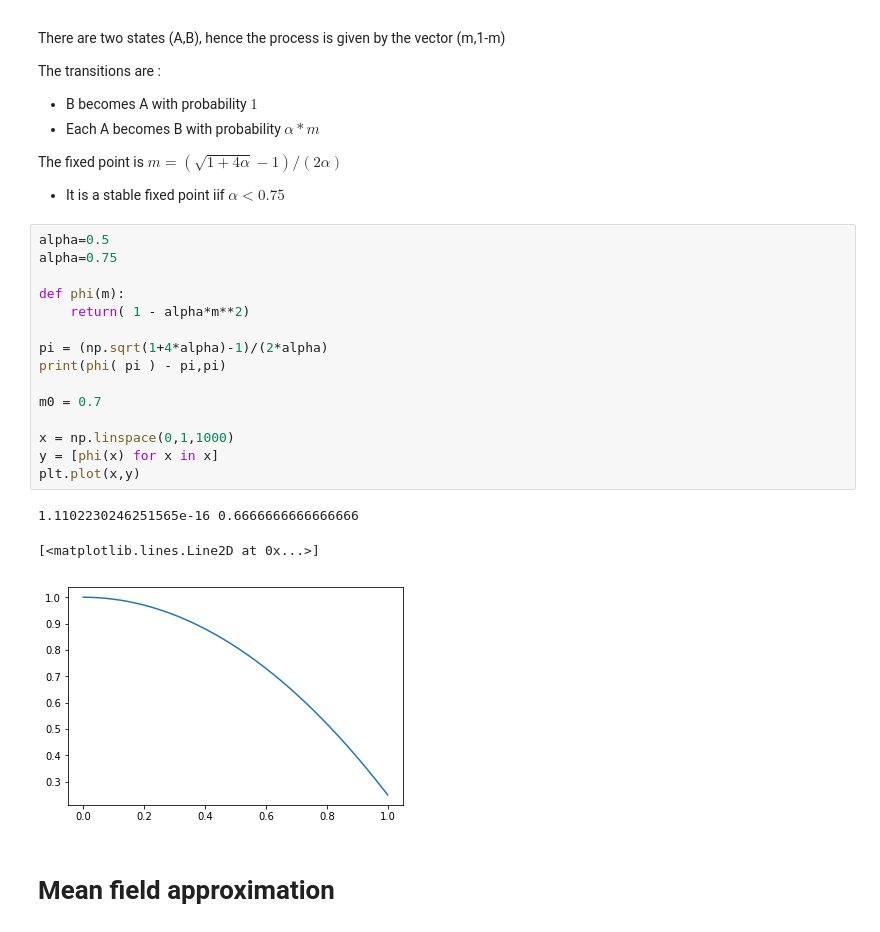
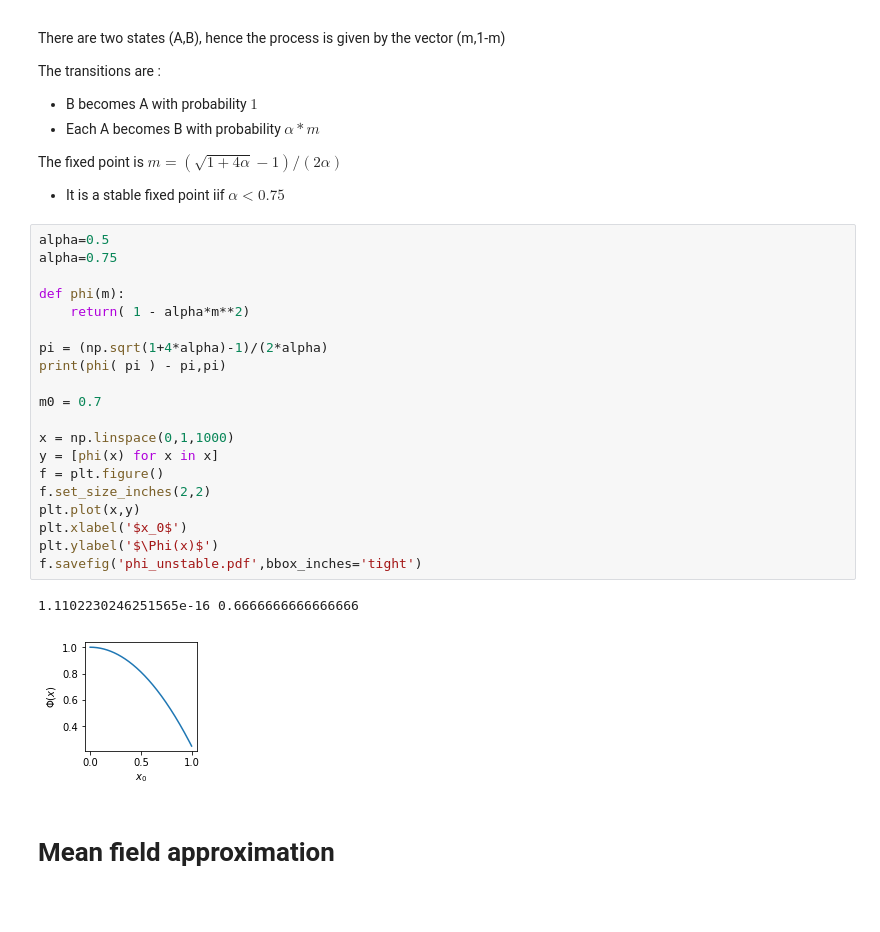
Before and after one commit to ngast/RefinedMeanField_SynchronousPopulation, a Jupyter notebook: simu/unstable1Dmodel.ipynb, the cells around one changed output. Cells and saved outputs as stored; diff of their text form; blank space fills up the shorter version.

Commit message:
more simulatiosn for figures (paper and slides)

```diff
--- a/simu/unstable1Dmodel.ipynb
+++ b/simu/unstable1Dmodel.ipynb
@@ -17,22 +17,26 @@ The fixed point is $m=(\sqrt{1+4\alpha}-1)/(2\alpha)$
 # %%
 alpha=0.5
 alpha=0.75
 
 def phi(m):
     return( 1 - alpha*m**2)
 
 pi = (np.sqrt(1+4*alpha)-1)/(2*alpha)
 print(phi( pi ) - pi,pi)
 
 m0 = 0.7
 
 x = np.linspace(0,1,1000)
 y = [phi(x) for x in x]
+f = plt.figure()
+f.set_size_inches(2,2)
 plt.plot(x,y)
+plt.xlabel('$x_0$')
+plt.ylabel('$\Phi(x)$')
+f.savefig('phi_unstable.pdf',bbox_inches='tight')
 # %% [output]
 1.1102230246251565e-16 0.6666666666666666
-[<matplotlib.lines.Line2D at 0x...>]
-[figure, old version]
+[figure, new version]
 # %% [markdown]
 # Mean field approximation
 # %%
```
Also changed, not shown: parts of 2 cells of this notebook, 7 other files.
